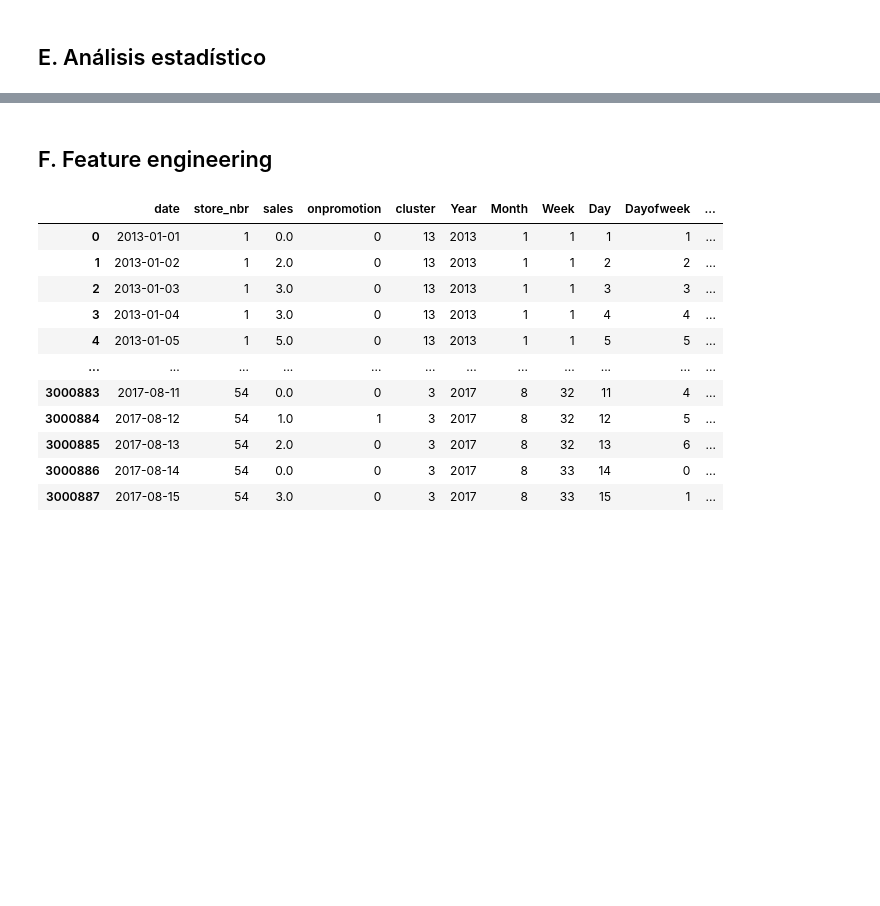
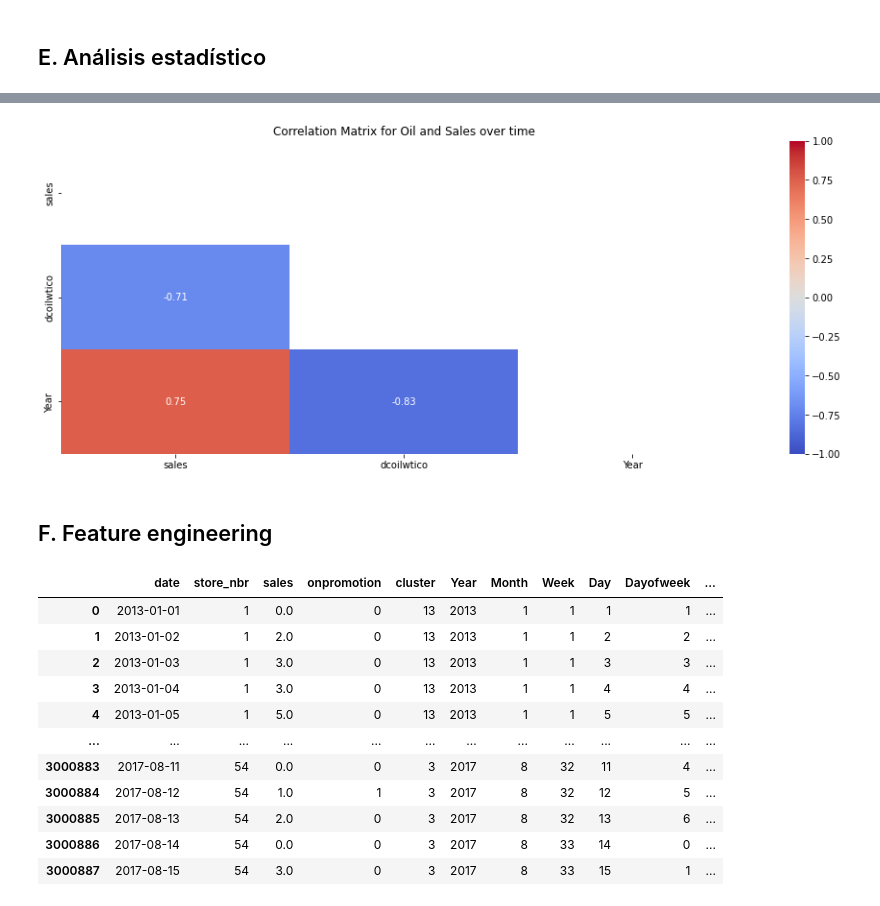
Before and after one commit to Sebas1245/store-sales-forecasting, a Jupyter notebook: analysis.ipynb, the cells around one changed output, grey strips where cells are left out. Saved outputs shown, nothing was run; the diff lists cells and outputs as text; code cells hidden in the pictures; blank space fills up the shorter version.

```diff
--- a/analysis.ipynb
+++ b/analysis.ipynb
@@ -312,6 +342,10 @@ train_join_df.describe()
 | 50% | 2.750000e+01 | 1.100000e+01 | 0.000000e+00 | 8.500000e+00 | 2.015000e+03 | 6.000000e+00 | 2.500000e+01 | 1.600000e+01 | 3.000000e+00 | 1.690000e+02 |
 | 75% | 4.100000e+01 | 1.958473e+02 | 0.000000e+00 | 1.300000e+01 | 2.016000e+03 | 9.000000e+00 | 3.800000e+01 | 2.300000e+01 | 5.000000e+00 | 2.592500e+02 |
 | max | 5.400000e+01 | 1.247170e+05 | 7.410000e+02 | 1.700000e+01 | 2.017000e+03 | 1.200000e+01 | 5.300000e+01 | 3.100000e+01 | 6.000000e+00 | 3.660000e+02 |
+# %%
+corr_mat_oil_sales = matTriangleHeatmap(sales_and_oil_prices_per_date, 'Correlation Matrix for Oil and Sales over time')
+# %% [output]
+[figure, added]
 # %% [markdown]
 ## F. Feature engineering
 # %%
```
Also changed, not shown: parts of 7 cells of this notebook.
